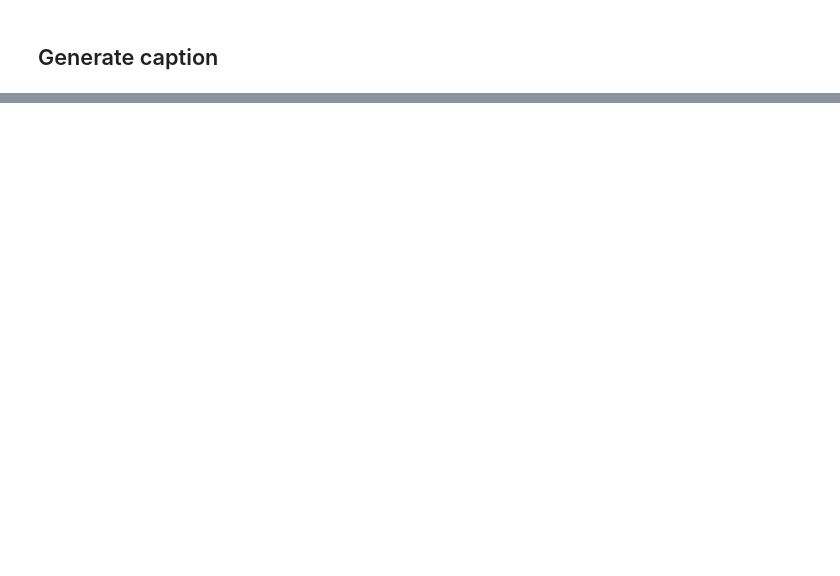
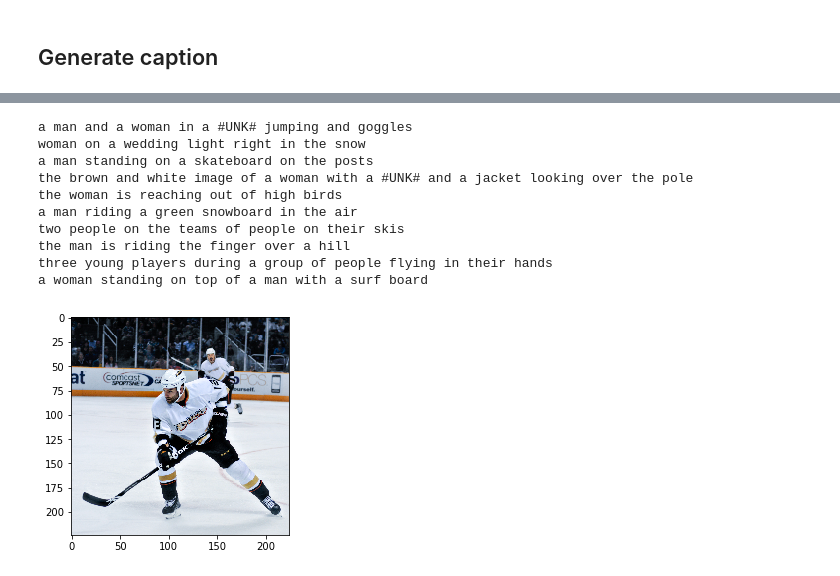
Before and after one commit to dk4b/MIPT_Data_Mining_In_Action_2016, a Jupyter notebook: trends/hw7_captioning/captioning_solution_1.ipynb, the cells around one changed output, grey strips where cells are left out. Drawn from its saved outputs; the diff is of its cells as text; code cells hidden in the pictures; blank space fills up the shorter version.

```diff
--- a/trends/hw7_captioning/captioning_solution_1.ipynb
+++ b/trends/hw7_captioning/captioning_solution_1.ipynb
@@ -396,0 +432,20 @@ black and white kitten in a garden sports #UNK#
+# %%
+img = plt.imread('img/img3.jpg')
+img = preprocess(img)
+
+plt.imshow(np.transpose((img[0] + MEAN_VALUES)[::-1],[1,2,0]).astype('uint8'))
+
+for i in range(10):
+    print ' '.join(generate_caption(img,t=1.)[1:-1])
+# %% [output]
+a man and a woman in a #UNK# jumping and goggles
+woman on a wedding light right in the snow
+a man standing on a skateboard on the posts
+the brown and white image of a woman with a #UNK# and a jacket looking over the pole
+the woman is reaching out of high birds
+a man riding a green snowboard in the air
+two people on the teams of people on their skis
+the man is riding the finger over a hill
+three young players during a group of people flying in their hands
+a woman standing on top of a man with a surf board
+[figure, added]
```
Also changed, not shown: parts of 30 cells of this notebook, 1 other file.
